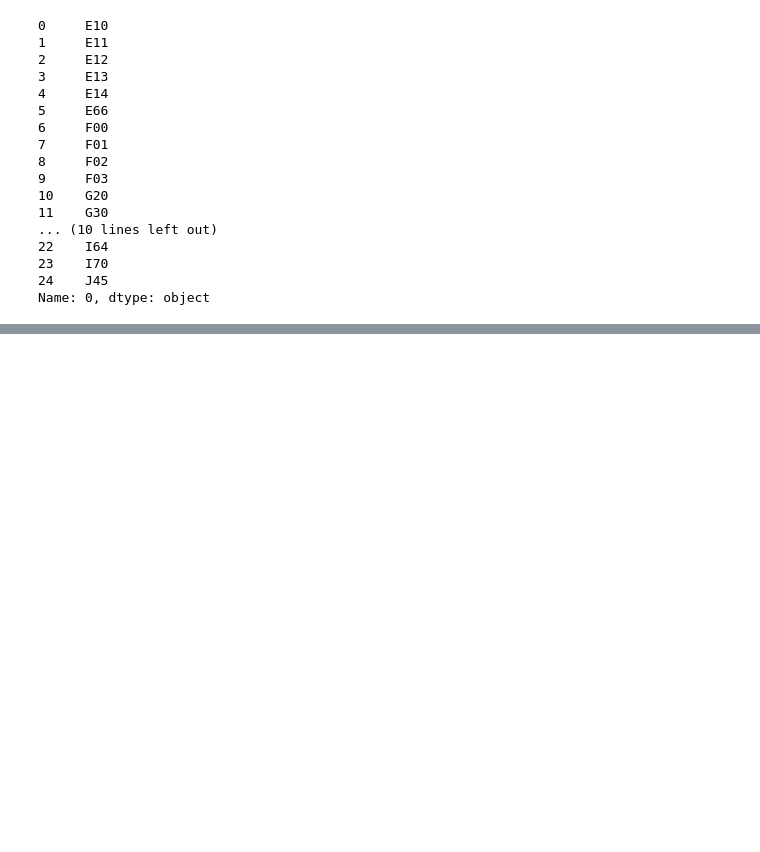
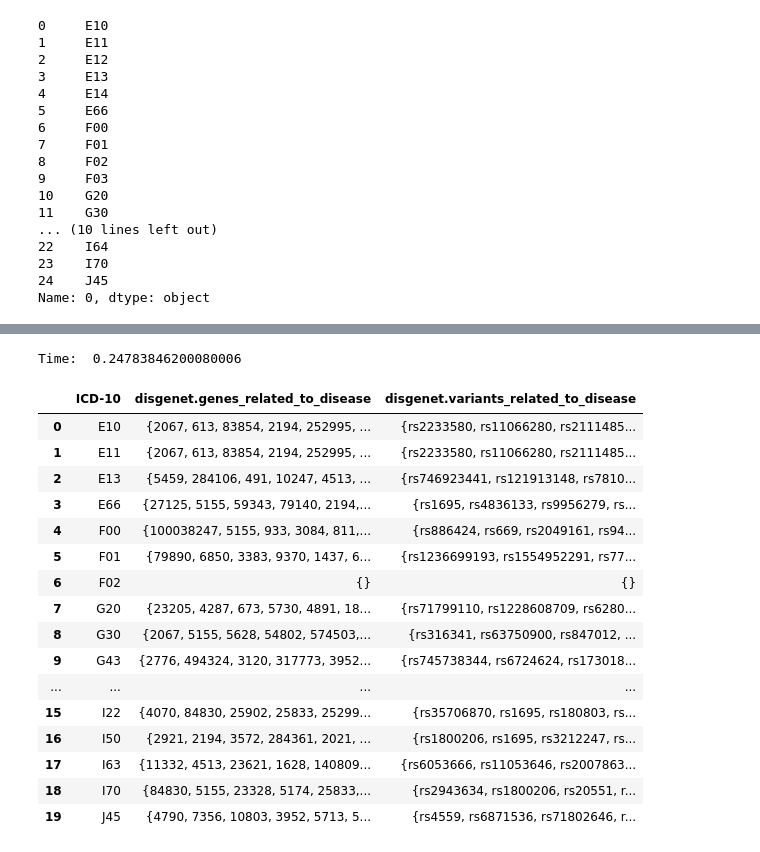
Before and after one commit to bionetslab/digest, a Jupyter notebook: jupyter/Untitled.ipynb, the cells around one changed output, grey strips where cells are left out. Cells and saved outputs as stored; diff of their text form; code cells hidden in the pictures; blank space fills up the shorter version.

```diff
--- a/jupyter/Untitled.ipynb
+++ b/jupyter/Untitled.ipynb
@@ -238,11 +288,0 @@ md = get_client("disease")
-# %%
-def get_disease_mapping(md, diseases):
-    """
-    Simple converter.
-
-    :param gene_set: Set of gene ids
-    :return: Dataframe
-    """
-    return md.getdiseases(diseases,
-                          fields='disgenet.genes_related_to_disease.gene_id,disgenet.variants_related_to_disease.rsid',
-                          species='human', returnall=False, as_dataframe=True, df_index=False)
@@ -259,0 +289,27 @@ querying 1-3...done.
+# %%
+start = timeit.default_timer()
+df = get_disease_mapping(disease_set=diseases[0], id_type='ICD-10')
+stop = timeit.default_timer()
+print('Time: ', stop - start)
+# %% [output]
+Time:  0.24783846200080006
+# %%
+df
+# %% [output]
+|  | ICD-10 | disgenet.genes_related_to_disease | disgenet.variants_related_to_disease |
+| 0 | E10 | {2067, 613, 83854, 2194, 252995, ... | {rs2233580, rs11066280, rs2111485... |
+| 1 | E11 | {2067, 613, 83854, 2194, 252995, ... | {rs2233580, rs11066280, rs2111485... |
+| 2 | E13 | {5459, 284106, 491, 10247, 4513, ... | {rs746923441, rs121913148, rs7810... |
+| 3 | E66 | {27125, 5155, 59343, 79140, 2194,... | {rs1695, rs4836133, rs9956279, rs... |
+| 4 | F00 | {100038247, 5155, 933, 3084, 811,... | {rs886424, rs669, rs2049161, rs94... |
+| 5 | F01 | {79890, 6850, 3383, 9370, 1437, 6... | {rs1236699193, rs1554952291, rs77... |
+| 6 | F02 | {} | {} |
+| 7 | G20 | {23205, 4287, 673, 5730, 4891, 18... | {rs71799110, rs1228608709, rs6280... |
+| 8 | G30 | {2067, 5155, 5628, 54802, 574503,... | {rs316341, rs63750900, rs847012, ... |
+| 9 | G43 | {2776, 494324, 3120, 317773, 3952... | {rs745738344, rs6724624, rs173018... |
+| ... | ... | ... | ... |
+| 15 | I22 | {4070, 84830, 25902, 25833, 25299... | {rs35706870, rs1695, rs180803, rs... |
+| 16 | I50 | {2921, 2194, 3572, 284361, 2021, ... | {rs1800206, rs1695, rs3212247, rs... |
+| 17 | I63 | {11332, 4513, 23621, 1628, 140809... | {rs6053666, rs11053646, rs2007863... |
+| 18 | I70 | {84830, 5155, 23328, 5174, 25833,... | {rs2943634, rs1800206, rs20551, r... |
+| 19 | J45 | {4790, 7356, 10803, 3952, 5713, 5... | {rs4559, rs6871536, rs71802646, r... |
```
Also changed, not shown: parts of 19 cells of this notebook, 2 other files.
